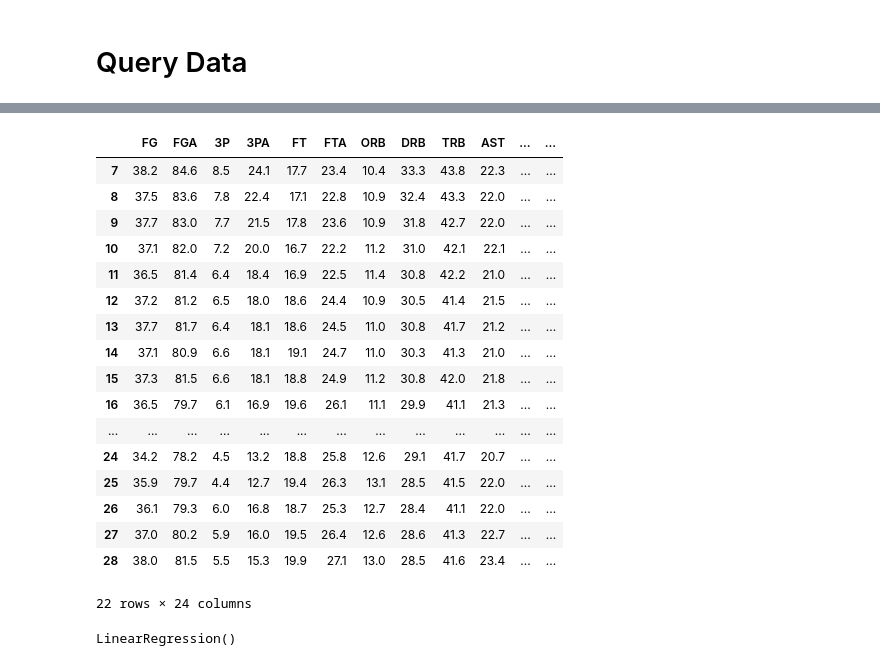
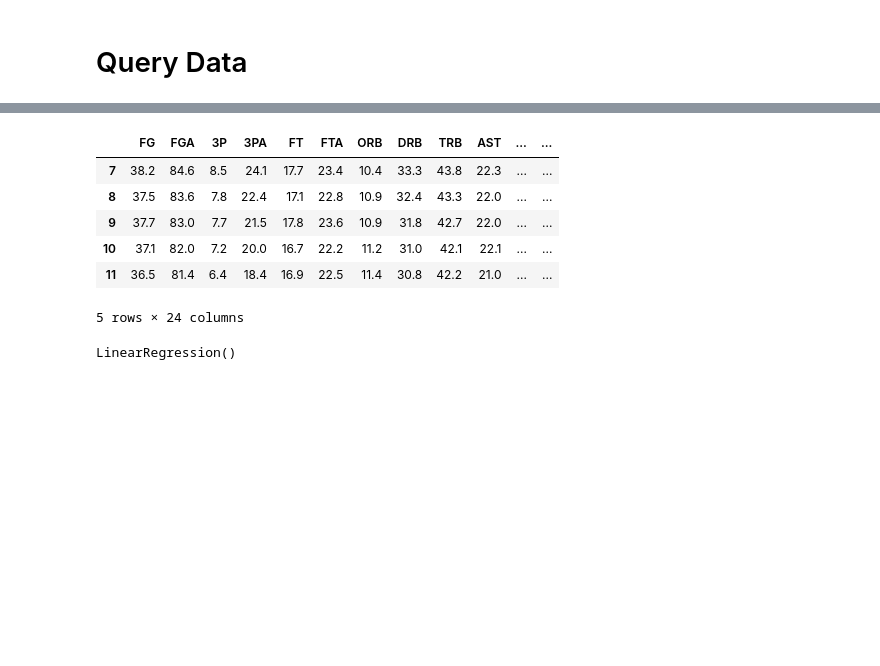
Before and after one commit to bowie0713/DS-Project-1, a Jupyter notebook: Three_Point_Data_Science_Project.ipynb, the cells around one changed output, grey strips where cells are left out. Drawn from its saved outputs; the diff is of its cells as text; code cells hidden in the pictures; blank space fills up the shorter version.

```diff
--- a/Three_Point_Data_Science_Project.ipynb
+++ b/Three_Point_Data_Science_Project.ipynb
@@ -218,8 +218,8 @@ R^2:  0.38263294955154814
 # %% [markdown]
 # Query Data
 # %%
-nba_df = pd.DataFrame(nba_df)
-nba_df
+nba_df_query = pd.DataFrame(nba_df)
+nba_df_query.head()
 # %% [output]
 |  | FG | FGA | 3P | 3PA | FT | FTA | ORB | DRB | TRB | AST | ... | ... |
 | 0 | 41.9 | 88.2 | 12.3 | 34.2 | 18.5 | 23.6 | 10.4 | 33.0 | 43.4 | 25.2 | ... | ... |
@@ -242,23 +231,13 @@ nba_df
 # %%
-new_result = nba_df.query("`PTS` <= 105 and `3PA` >= 10").copy()
-new_result
+#Qeury datasets that contain points below 105 and 3PA
+new_result = nba_df_query.query("`PTS` <= 105 and `3PA` >= 10").copy()
+new_result.head()
 # %% [output]
 |  | FG | FGA | 3P | 3PA | FT | FTA | ORB | DRB | TRB | AST | ... | ... |
 | 7 | 38.2 | 84.6 | 8.5 | 24.1 | 17.7 | 23.4 | 10.4 | 33.3 | 43.8 | 22.3 | ... | ... |
 | 8 | 37.5 | 83.6 | 7.8 | 22.4 | 17.1 | 22.8 | 10.9 | 32.4 | 43.3 | 22.0 | ... | ... |
 | 9 | 37.7 | 83.0 | 7.7 | 21.5 | 17.8 | 23.6 | 10.9 | 31.8 | 42.7 | 22.0 | ... | ... |
 | 10 | 37.1 | 82.0 | 7.2 | 20.0 | 16.7 | 22.2 | 11.2 | 31.0 | 42.1 | 22.1 | ... | ... |
 | 11 | 36.5 | 81.4 | 6.4 | 18.4 | 16.9 | 22.5 | 11.4 | 30.8 | 42.2 | 21.0 | ... | ... |
-| 12 | 37.2 | 81.2 | 6.5 | 18.0 | 18.6 | 24.4 | 10.9 | 30.5 | 41.4 | 21.5 | ... | ... |
-| 13 | 37.7 | 81.7 | 6.4 | 18.1 | 18.6 | 24.5 | 11.0 | 30.8 | 41.7 | 21.2 | ... | ... |
-| 14 | 37.1 | 80.9 | 6.6 | 18.1 | 19.1 | 24.7 | 11.0 | 30.3 | 41.3 | 21.0 | ... | ... |
-| 15 | 37.3 | 81.5 | 6.6 | 18.1 | 18.8 | 24.9 | 11.2 | 30.8 | 42.0 | 21.8 | ... | ... |
-| 16 | 36.5 | 79.7 | 6.1 | 16.9 | 19.6 | 26.1 | 11.1 | 29.9 | 41.1 | 21.3 | ... | ... |
-| ... | ... | ... | ... | ... | ... | ... | ... | ... | ... | ... | ... | ... |
-| 24 | 34.2 | 78.2 | 4.5 | 13.2 | 18.8 | 25.8 | 12.6 | 29.1 | 41.7 | 20.7 | ... | ... |
-| 25 | 35.9 | 79.7 | 4.4 | 12.7 | 19.4 | 26.3 | 13.1 | 28.5 | 41.5 | 22.0 | ... | ... |
-| 26 | 36.1 | 79.3 | 6.0 | 16.8 | 18.7 | 25.3 | 12.7 | 28.4 | 41.1 | 22.0 | ... | ... |
-| 27 | 37.0 | 80.2 | 5.9 | 16.0 | 19.5 | 26.4 | 12.6 | 28.6 | 41.3 | 22.7 | ... | ... |
-| 28 | 38.0 | 81.5 | 5.5 | 15.3 | 19.9 | 27.1 | 13.0 | 28.5 | 41.6 | 23.4 | ... | ... |
-22 rows × 24 columns
+5 rows × 24 columns
 # %%
```
Also changed, not shown: parts of 16 cells of this notebook.
